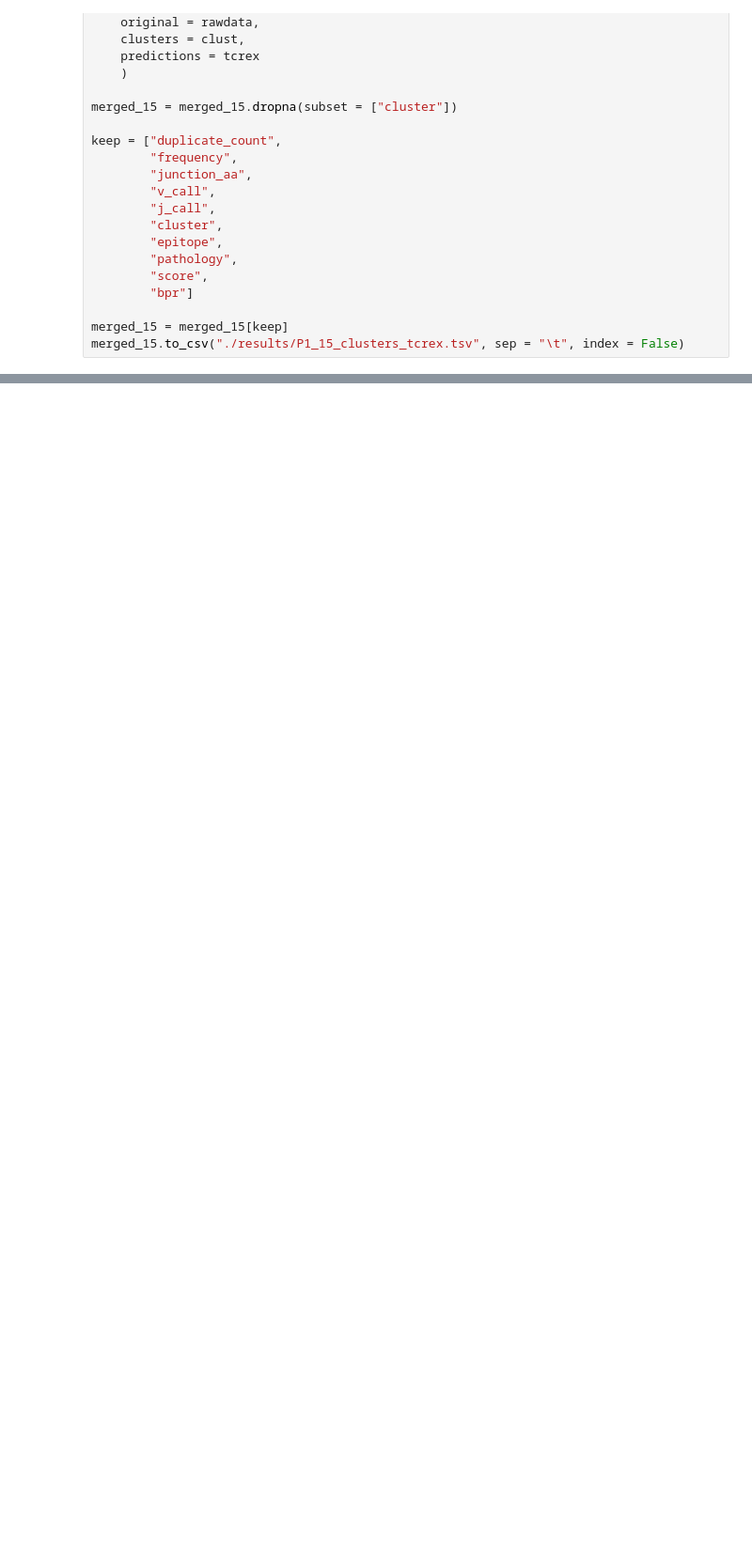
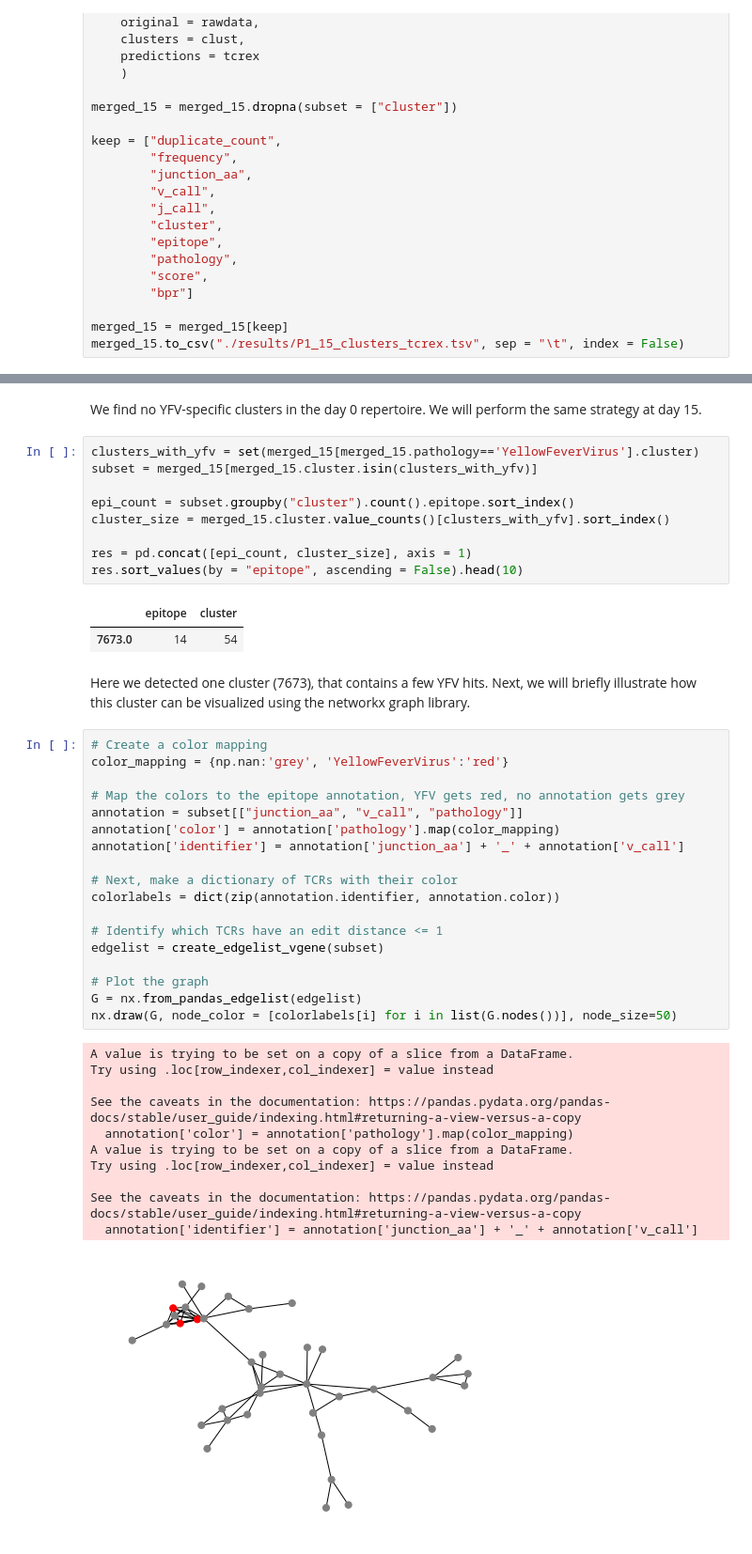
Before and after one commit to svalkiers/MMB_antigen_receptor_repertoire_tools, a Jupyter notebook: notebooks/part5_cluster_annotation.ipynb, the cells around one changed output, grey strips where cells are left out. Shown at 94% size. Cells and saved outputs as stored; diff of their text form; blank space fills up the shorter version.

```diff
--- a/notebooks/part5_cluster_annotation.ipynb
+++ b/notebooks/part5_cluster_annotation.ipynb
@@ -118,0 +134,46 @@ res.sort_values(by = "epitope", ascending = False).head(10)
+# %% [markdown]
+We find no YFV-specific clusters in the day 0 repertoire. We will perform the same strategy at day 15.
+# %%
+clusters_with_yfv = set(merged_15[merged_15.pathology=='YellowFeverVirus'].cluster)
+subset = merged_15[merged_15.cluster.isin(clusters_with_yfv)]
+
+epi_count = subset.groupby("cluster").count().epitope.sort_index()
+cluster_size = merged_15.cluster.value_counts()[clusters_with_yfv].sort_index()
+
+res = pd.concat([epi_count, cluster_size], axis = 1)
+res.sort_values(by = "epitope", ascending = False).head(10)
+# %% [output]
+|  | epitope | cluster |
+| 7673.0 | 14 | 54 |
+# %% [markdown]
+Here we detected one cluster (7673), that contains a few YFV hits. Next, we will briefly illustrate how this cluster can be visualized using the networkx graph library.
+# %%
+# Create a color mapping
+color_mapping = {np.nan:'grey', 'YellowFeverVirus':'red'}
+
+# Map the colors to the epitope annotation, YFV gets red, no annotation gets grey
+annotation = subset[["junction_aa", "v_call", "pathology"]]
+annotation['color'] = annotation['pathology'].map(color_mapping)
+annotation['identifier'] = annotation['junction_aa'] + '_' + annotation['v_call']
+
+# Next, make a dictionary of TCRs with their color
+colorlabels = dict(zip(annotation.identifier, annotation.color))
+
+# Identify which TCRs have an edit distance <= 1
+edgelist = create_edgelist_vgene(subset)
+
+# Plot the graph
+G = nx.from_pandas_edgelist(edgelist)
+nx.draw(G, node_color = [colorlabels[i] for i in list(G.nodes())], node_size=50)
+# %% [output]
+A value is trying to be set on a copy of a slice from a DataFrame.
+Try using .loc[row_indexer,col_indexer] = value instead
+
+See the caveats in the documentation: https://pandas.pydata.org/pandas-docs/stable/user_guide/indexing.html#returning-a-view-versus-a-copy
+  annotation['color'] = annotation['pathology'].map(color_mapping)
+A value is trying to be set on a copy of a slice from a DataFrame.
+Try using .loc[row_indexer,col_indexer] = value instead
+
+See the caveats in the documentation: https://pandas.pydata.org/pandas-docs/stable/user_guide/indexing.html#returning-a-view-versus-a-copy
+  annotation['identifier'] = annotation['junction_aa'] + '_' + annotation['v_call']
+[figure, added]
```
Also changed, not shown: parts of 6 cells of this notebook, 1 other file.
